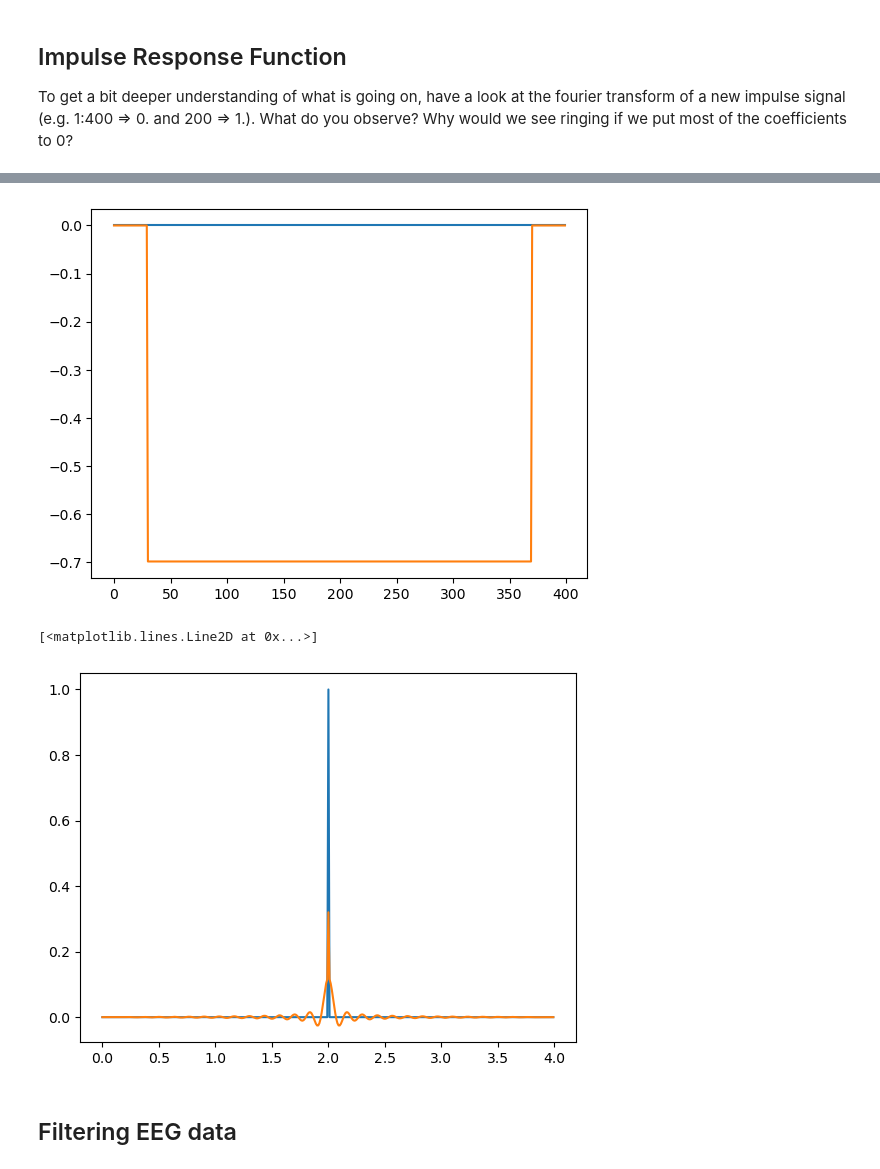
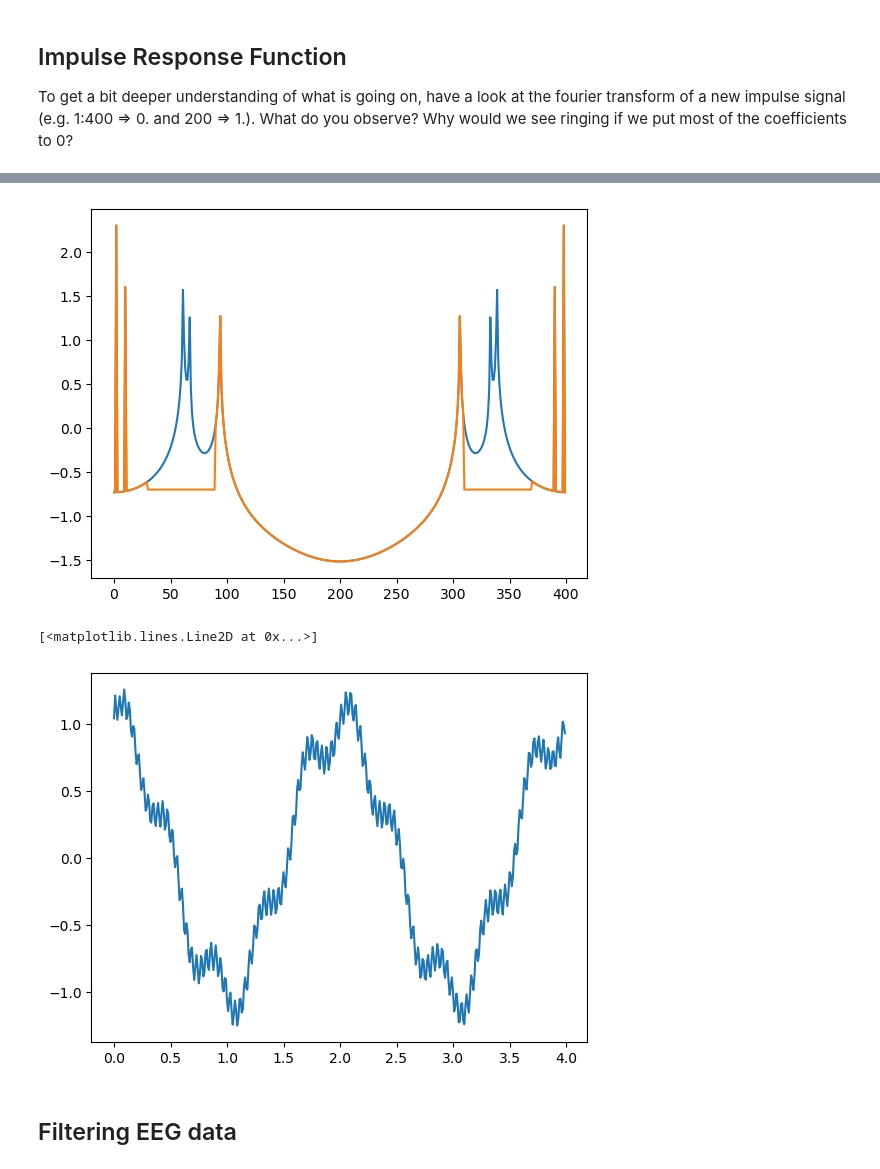
Before and after one commit to s-ccs/course_EEG, a Jupyter notebook: exercises/solutions/ex2_filter.ipynb, the cells around one changed output, grey strips where cells are left out. Drawn from its saved outputs; the diff is of its cells as text; code cells hidden in the pictures.

```diff
--- a/exercises/solutions/ex2_filter.ipynb
+++ b/exercises/solutions/ex2_filter.ipynb
@@ -148,17 +145,18 @@ plt.plot(x)
 # %%
 
 ang = np.angle(scp.fft.fft(x))
 mag = np.abs(scp.fft.fft(x))
 plt.plot(np.log10(mag))
-mag[30:370] = 0.2
+mag[310:370] = 0.2
+mag[30:90] = 0.2
 plt.plot(np.log10(mag))
 plt.show()
-plt.plot(t,x)
+#plt.plot(t,x)
 plt.plot(t,scp.fft.ifft(mag*np.exp(1j*ang)).real)
 # %% [output]
-[figure, old version]
+[figure, new version]
 [<matplotlib.lines.Line2D at 0x...>]
-[figure, old version]
+[figure, new version]
 # %% [markdown]
  ## Filtering EEG data
 # %%
```
Also changed, not shown: parts of 10 cells of this notebook, 2 other files.
